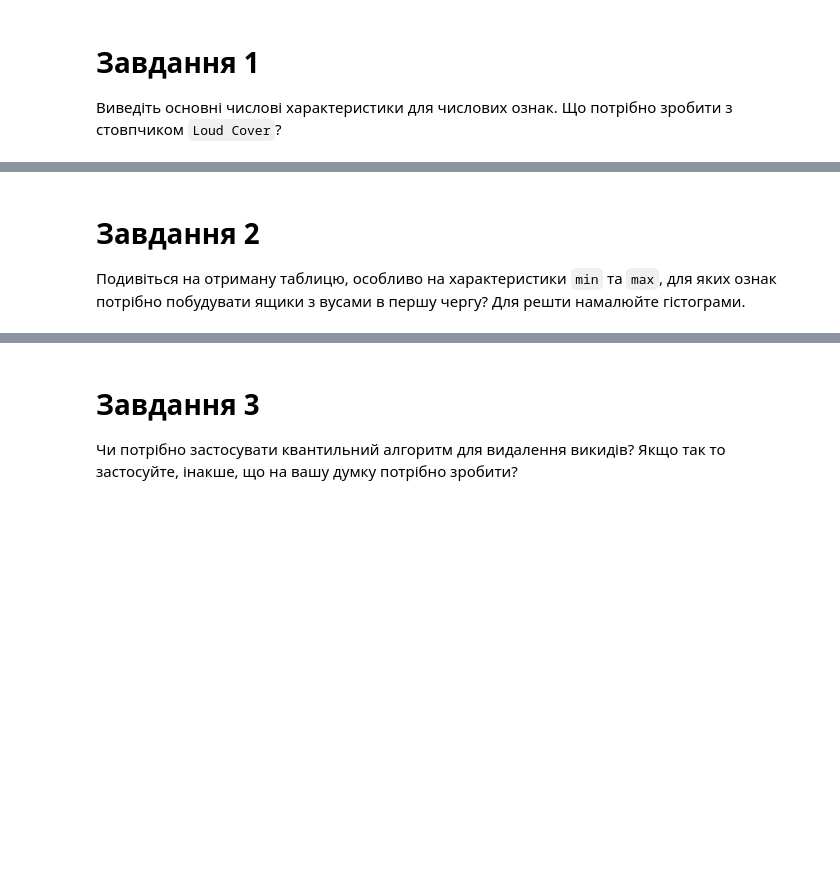
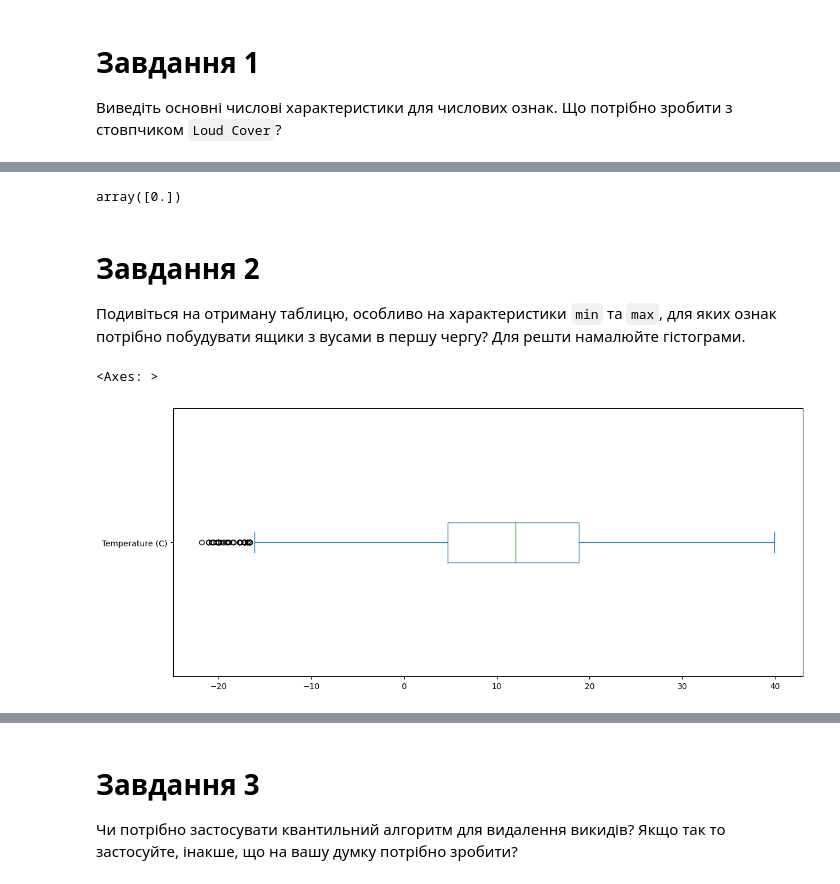
Before and after one commit to IrynaBarnych/AI5, a Jupyter notebook: module2/Практична_аналіз_даних2.ipynb, the cells around one changed output, grey strips where cells are left out. Drawn from its saved outputs; the diff is of its cells as text; code cells hidden in the pictures; blank space fills up the shorter version.

```diff
--- a/module2/Практична_аналіз_даних2.ipynb
+++ b/module2/Практична_аналіз_даних2.ipynb
@@ -21,3 +44,12 @@ df.head()
+# %%
+df['Loud Cover'].unique()
+# %% [output]
+array([0.])
 # %% [markdown]
 # Завдання 2
 Подивіться на отриману таблицю, особливо на характеристики `min` та `max`, для яких ознак потрібно побудувати ящики з вусами в першу чергу? Для решти намалюйте гістограми.
+# %%
+df['Temperature (C)'].plot(kind='box', vert=False, figsize=(14,6))
+# %% [output]
+<Axes: >
+[figure, added]
```
Also changed, not shown: parts of 22 cells of this notebook.
